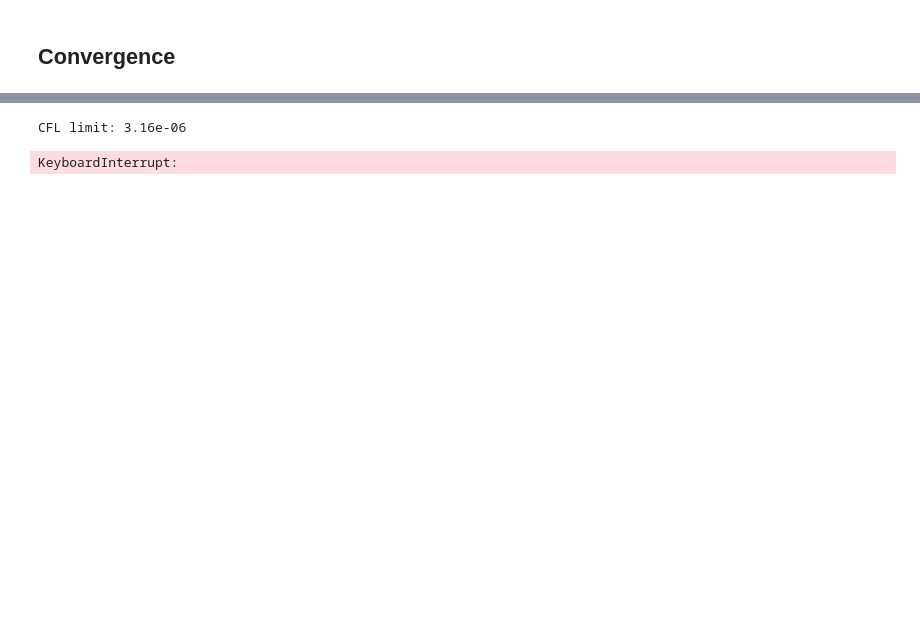
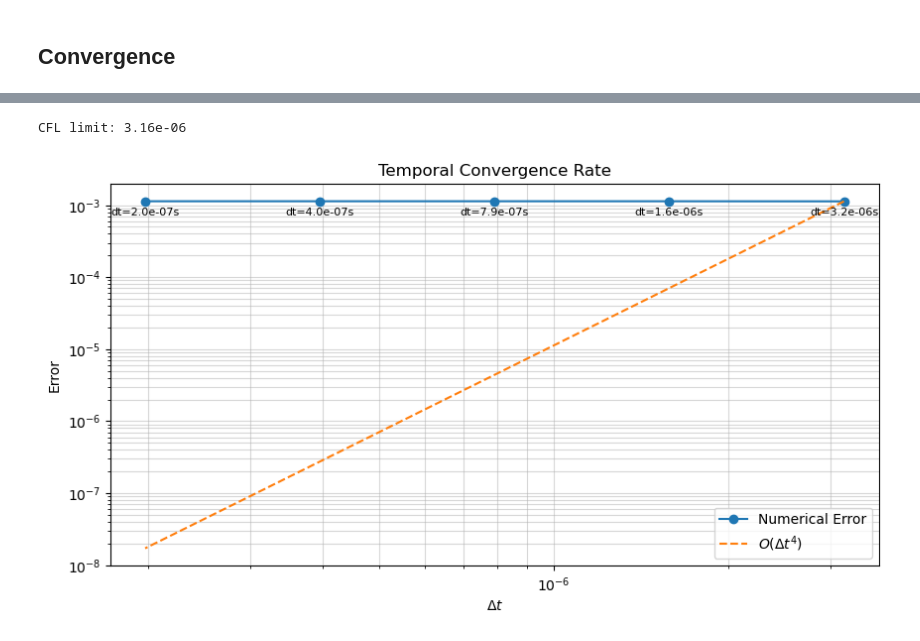
Before and after one commit to jedean2/Project_2_AE370, a Jupyter notebook: Final_FEM_Telegraph_Equation.ipynb, the cells around one changed output, grey strips where cells are left out. Drawn from its saved outputs; the diff is of its cells as text; code cells hidden in the pictures; blank space fills up the shorter version.

```diff
--- a/Final_FEM_Telegraph_Equation.ipynb
+++ b/Final_FEM_Telegraph_Equation.ipynb
@@ -269,12 +261,11 @@ plt.show()
 # %%
 # TEMPORAL CONVERGENCE TEST
-
-period = 6
+period = 1
 t_f = (period*L)/c
 
 num_fourier = 10000 # want to be high to isolate temporal error rn
 
-n_fixed =  200 # large n to minimize spatial error
+n_fixed =  1000 # large n to minimize spatial error
 dt_cfl = 0.4 * (1/n_fixed) / c
 print(f"CFL limit: {dt_cfl:.2e}")
 
@@ -287,31 +278,31 @@ for dt in dt_vals:
     t_actual = times[-1]
 
     u_fem = history[-1] # disp at t_f
 
     x = np.linspace(0, L, n_fixed+1)[1:-1]
     u_true = analytical_solution(x, t_f, c_d, density, area, tension_0, a, b, pull_l, pluck_d, num_fourier)
 
     err = np.linalg.norm(u_fem - u_true) / np.linalg.norm(u_true)
     temporal_errors.append(err)
 
 # plot
 plt.figure(figsize=(10, 5))
 plt.loglog(dt_vals, temporal_errors, '-o', label='Numerical Error')
 plt.loglog(dt_vals, [dt**4 * (temporal_errors[0] / dt_vals[0]**4) for dt in dt_vals], '--', label='$O(\Delta t^4)$')
 plt.xlabel('$\Delta t$')
 plt.ylabel('Error')
 plt.title('Temporal Convergence Rate')
 plt.legend()
 plt.grid(True, which="both", ls="-", alpha=0.5)
 for i, dt in enumerate(dt_vals):
     plt.annotate(f'dt={dt:.1e}s',
                  xy=(dt_vals[i], temporal_errors[i]),
                  textcoords="offset points",
                  xytext=(0, -10),
                  ha='center',
                  fontsize=8)
 
 plt.show()
 # %% [output]
 CFL limit: 3.16e-06
-KeyboardInterrupt:
+[figure, added]
```
Also changed, not shown: parts of 5 cells of this notebook.
